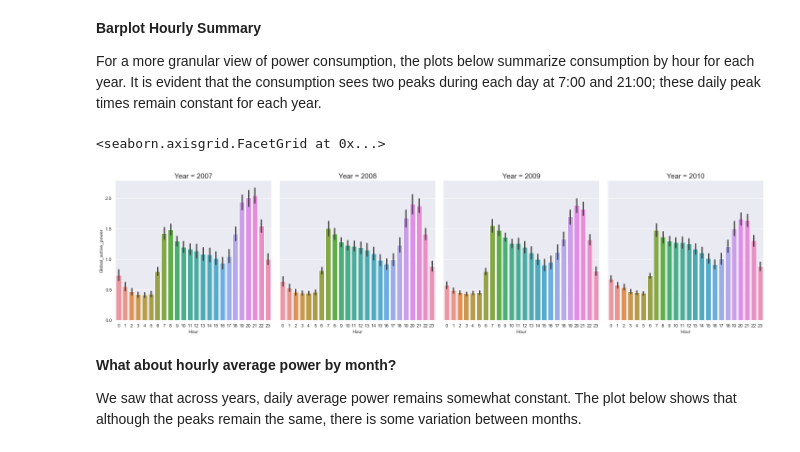
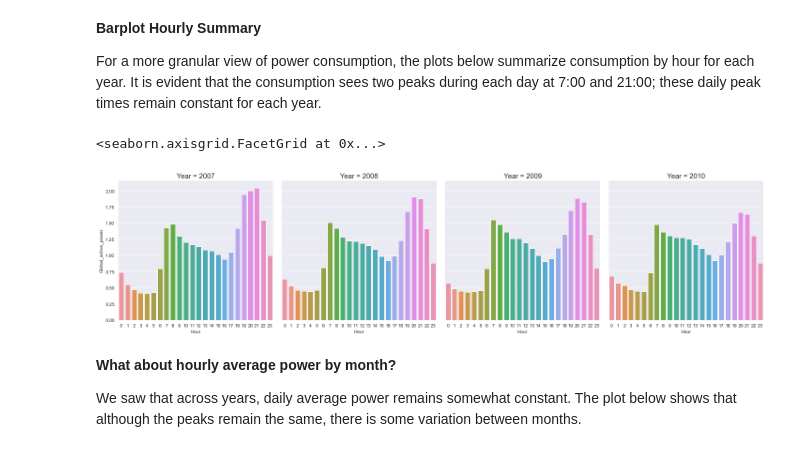
Before and after one commit to mkivenson/Household-Power-Consumption, a Jupyter notebook: Energy_Analysis.ipynb, the cells around one changed output. Saved outputs shown, nothing was run; the diff lists cells and outputs as text; code cells hidden in the pictures.

```diff
--- a/Energy_Analysis.ipynb
+++ b/Energy_Analysis.ipynb
@@ -217,14 +219,15 @@ For a more granular view of power consumption, the plots below summarize consump
 # %%
 energy_hourly_summary = energy.groupby(by=['Year','Month','Day','Hour'],
                                        as_index=False)[['Global_active_power']].mean()
 
 hour_plot = sns.catplot(x="Hour", y="Global_active_power", data=energy_hourly_summary.query("Year != 2006"),
            kind="bar",
-           col="Year")
+           col="Year",
+           ci=None)
 hour_plot.set_titles(size = 15)
 # %% [output]
 <seaborn.axisgrid.FacetGrid at 0x...>
-[figure, old version]
+[figure, new version]
 # %% [markdown]
 **What about hourly average power by month?**
 
```
Also changed, not shown: parts of 6 cells of this notebook.
